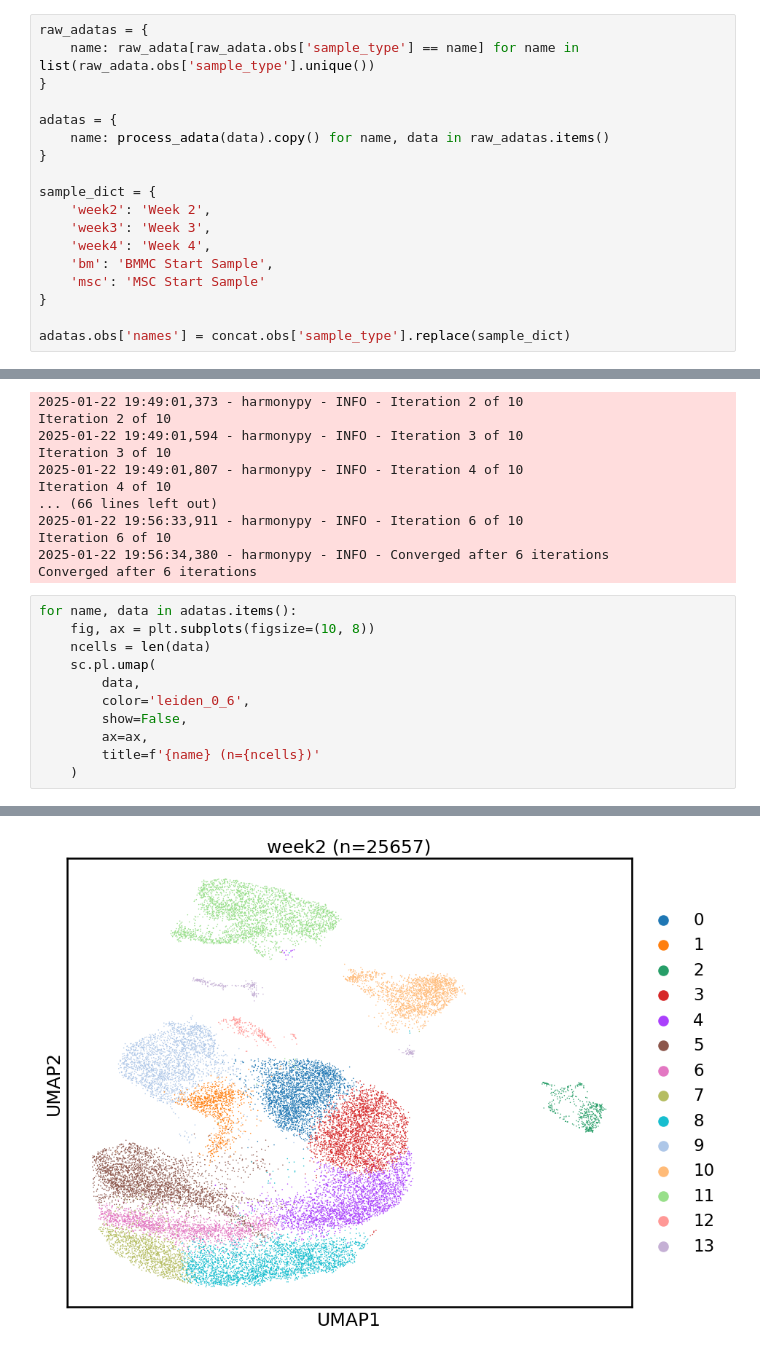
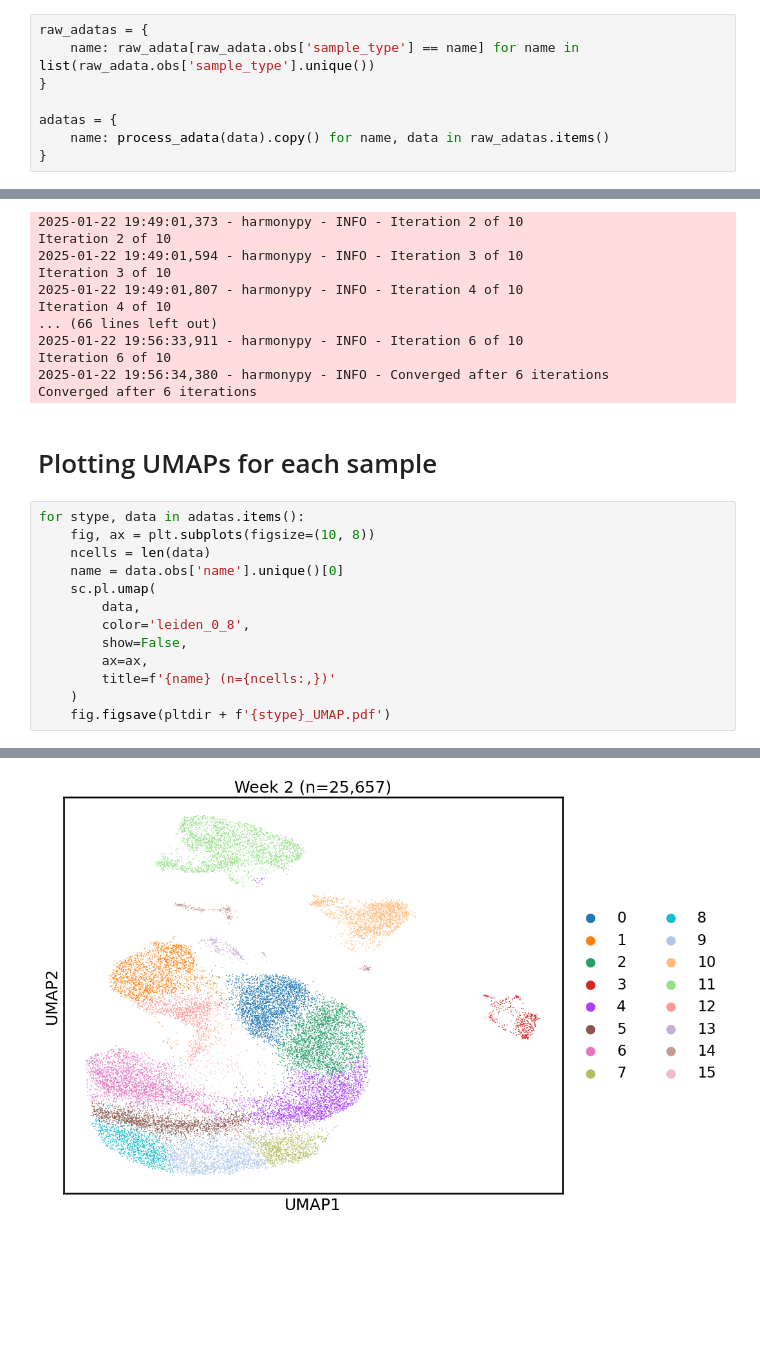
Before and after one commit to kevin-lee-aifi/mm_bm_chip_organoids, a Jupyter notebook: EXP-01244/notebooks/individual_processing.ipynb, the cells around one changed output, grey strips where cells are left out. Drawn from its saved outputs; the diff is of its cells as text; blank space fills up the shorter version.

```diff
--- a/EXP-01244/notebooks/individual_processing.ipynb
+++ b/EXP-01244/notebooks/individual_processing.ipynb
@@ -77,16 +78,6 @@ raw_adatas = {
 adatas = {
     name: process_adata(data).copy() for name, data in raw_adatas.items()
 }
-
-sample_dict = {
-    'week2': 'Week 2',
-    'week3': 'Week 3',
-    'week4': 'Week 4',
-    'bm': 'BMMC Start Sample',
-    'msc': 'MSC Start Sample'
-}
-
-adatas.obs['names'] = concat.obs['sample_type'].replace(sample_dict)
 # %% [output]
 2025-01-22 19:49:00,566 - harmonypy - INFO - Computing initial centroids with sklearn.KMeans...
 Computing initial centroids with sklearn.KMeans...
@@ -105,15 +96,19 @@ Iteration 4 of 10
 Iteration 6 of 10
 2025-01-22 19:56:34,380 - harmonypy - INFO - Converged after 6 iterations
 Converged after 6 iterations
+# %% [markdown]
+# Plotting UMAPs for each sample
 # %%
-for name, data in adatas.items():
+for stype, data in adatas.items():
     fig, ax = plt.subplots(figsize=(10, 8))
     ncells = len(data)
+    name = data.obs['name'].unique()[0]
     sc.pl.umap(
         data,
-        color='leiden_0_6',
+        color='leiden_0_8',
         show=False,
         ax=ax,
-        title=f'{name} (n={ncells})'
+        title=f'{name} (n={ncells:,})'
     )
+    fig.figsave(pltdir + f'{stype}_UMAP.pdf')
 # %% [output]
@@ -123 +118 @@ for name, data in adatas.items():
-[figure, old version]
+[figure, new version]
```
Also changed, not shown: parts of 2 cells of this notebook, 1 other file.
